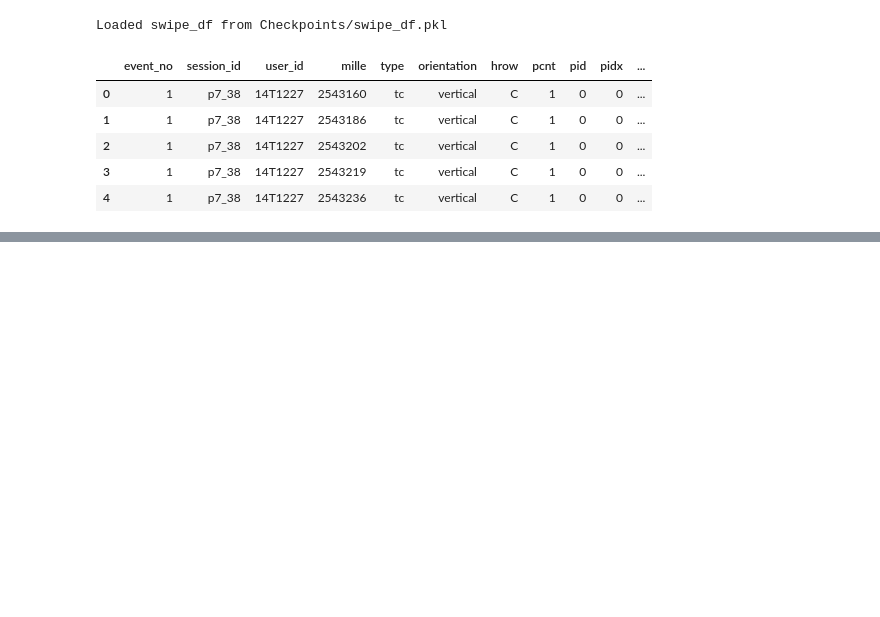
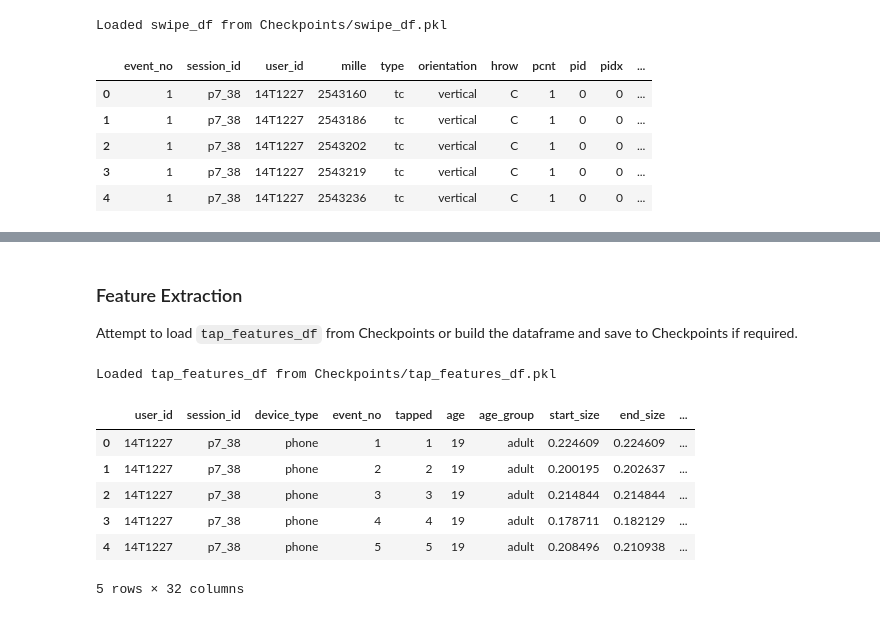
Before and after one commit to tbirms/ChildSafetyProject, a Jupyter notebook: Notebooks/age-group-classification-parallel-fusion.ipynb, the cells around one changed output, grey strips where cells are left out. Drawn from its saved outputs; the diff is of its cells as text; code cells hidden in the pictures; blank space fills up the shorter version.

```diff
--- a/Notebooks/age-group-classification-parallel-fusion.ipynb
+++ b/Notebooks/age-group-classification-parallel-fusion.ipynb
@@ -1173,0 +1132,67 @@ Loaded tap_features_df from Checkpoints/tap_features_df.pkl
+# %% [markdown]
+### Feature Extraction
+Attempt to load `tap_features_df` from Checkpoints or build the dataframe and save to Checkpoints if required.
+# %%
+def get_tap_features_df():
+
+    # attempt to load dataframe from checkpoint
+    tap_features_df = load_dataframe("tap_features_df")
+
+    # if checkpoint does not exist, create and save dataframe
+    if (tap_features_df is None):
+        tap_features_df = build_tap_features_df()
+        save_dataframe(tap_features_df)
+
+    return tap_features_df
+
+
+def build_tap_features_df():
+
+    print("Building tap_features_df...")
+
+    # list of tap feature dfs, one for each event, to be concatenated at the end
+    tap_feature_dfs = list()
+
+    # Get tap_df
+    tap_df = get_tap_df()
+
+    # Get tap events
+    events = tap_df['event_no'].unique()
+
+    # For each event get features dataframe and append to list
+    for event in events:
+        tap_event_df = tap_df[tap_df['event_no'] == event]
+        tap_event_df = TapEvent(tap_event_df).get_feature_dataframe()
+        tap_feature_dfs.append(tap_event_df)
+
+    # concatenate all tap features into a single dataframe
+    tap_features_df = pd.concat(tap_feature_dfs)
+
+    # Replace Not a Number (NaN) with zero
+    tap_features_df = tap_features_df.fillna(0)
+
+    # Replace infinite values with 0
+    tap_features_df = tap_features_df.replace([np.inf, -np.inf], 0)
+
+    # Reset Indexes
+    tap_features_df = tap_features_df.reset_index()
+
+    # Remove redundant Index column
+    tap_features_df = tap_features_df.drop(columns=['index'])
+
+    return tap_features_df
+
+# return tap_features_df as global variable
+tap_features_df = get_tap_features_df()
+# %% [output]
+Loaded tap_features_df from Checkpoints/tap_features_df.pkl
+# %%
+tap_features_df.head()
+# %% [output]
+|  | user_id | session_id | device_type | event_no | tapped | age | age_group | start_size | end_size | ... |
+| 0 | 14T1227 | p7_38 | phone | 1 | 1 | 19 | adult | 0.224609 | 0.224609 | ... |
+| 1 | 14T1227 | p7_38 | phone | 2 | 2 | 19 | adult | 0.200195 | 0.202637 | ... |
+| 2 | 14T1227 | p7_38 | phone | 3 | 3 | 19 | adult | 0.214844 | 0.214844 | ... |
+| 3 | 14T1227 | p7_38 | phone | 4 | 4 | 19 | adult | 0.178711 | 0.182129 | ... |
+| 4 | 14T1227 | p7_38 | phone | 5 | 5 | 19 | adult | 0.208496 | 0.210938 | ... |
+5 rows × 32 columns
```
Also changed, not shown: parts of 16 cells of this notebook.
